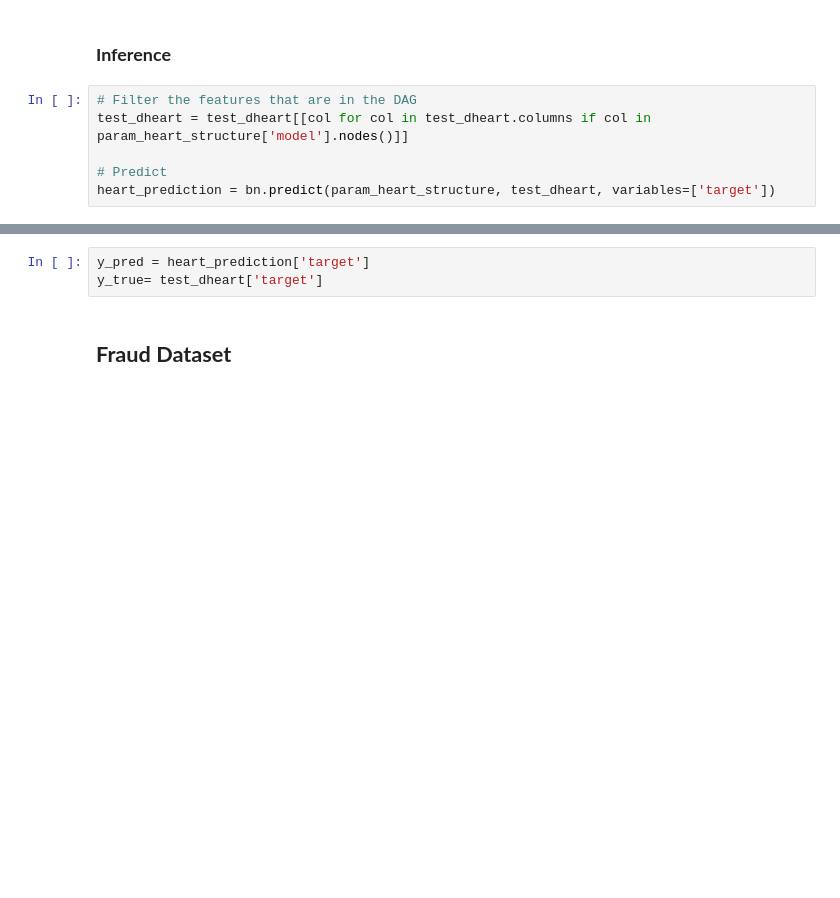
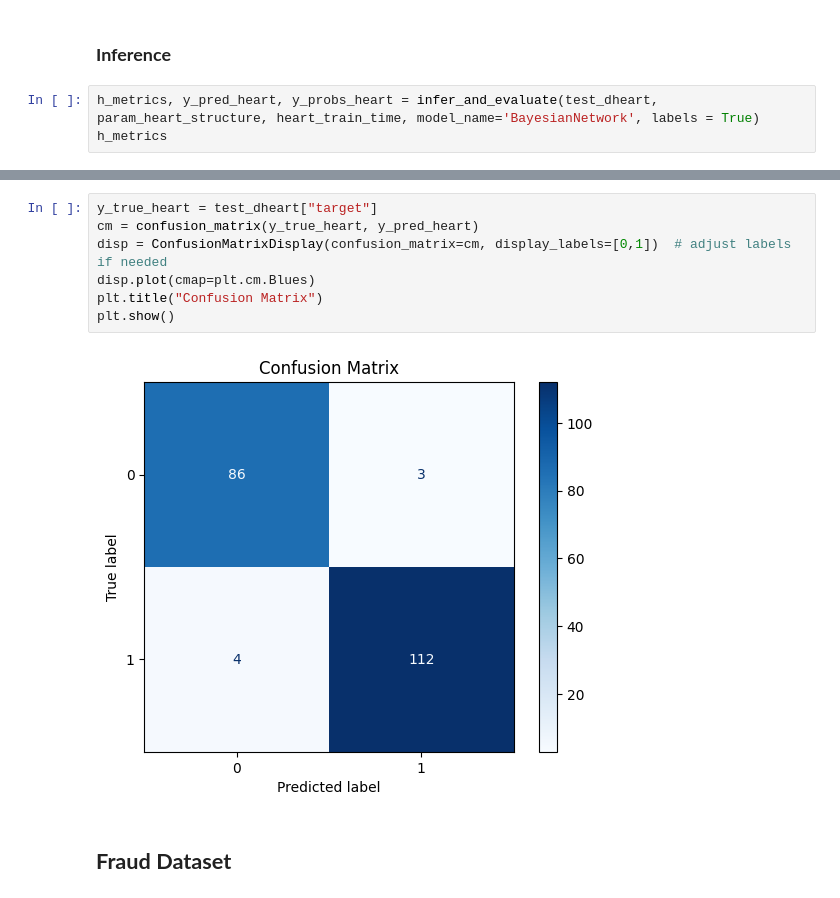
Before and after one commit to Angie-Zauner/AAI, a Jupyter notebook: main.ipynb, the cells around one changed output, grey strips where cells are left out. Saved outputs shown, nothing was run; the diff lists cells and outputs as text; blank space fills up the shorter version.

```diff
--- a/main.ipynb
+++ b/main.ipynb
@@ -497,10 +452,7 @@ param_heart_structure = bn.parameter_learning.fit(heart_structure, train_dheart)
 # %% [markdown]
 ### **Inference**
 # %%
-# Filter the features that are in the DAG
-test_dheart = test_dheart[[col for col in test_dheart.columns if col in param_heart_structure['model'].nodes()]]
-
-# Predict
-heart_prediction = bn.predict(param_heart_structure, test_dheart, variables=['target'])
+h_metrics, y_pred_heart, y_probs_heart = infer_and_evaluate(test_dheart, param_heart_structure, heart_train_time, model_name='BayesianNetwork', labels = True)
+h_metrics
 # %% [output]
 [bnlearn]> Remaining columns for inference: 13
@@ -507,6 +468,12 @@ heart_prediction = bn.predict(param_heart_structure, test_dheart, variables=['ta
-# %%
-y_pred = heart_prediction['target']
-y_true= test_dheart['target']
+# %%
+y_true_heart = test_dheart["target"]
+cm = confusion_matrix(y_true_heart, y_pred_heart)
+disp = ConfusionMatrixDisplay(confusion_matrix=cm, display_labels=[0,1])  # adjust labels if needed
+disp.plot(cmap=plt.cm.Blues)
+plt.title("Confusion Matrix")
+plt.show()
+# %% [output]
+[figure, added]
 # %% [markdown]
 ## **Fraud Dataset**
 # %%
```
Also changed, not shown: parts of 12 cells of this notebook, 1 other file.
